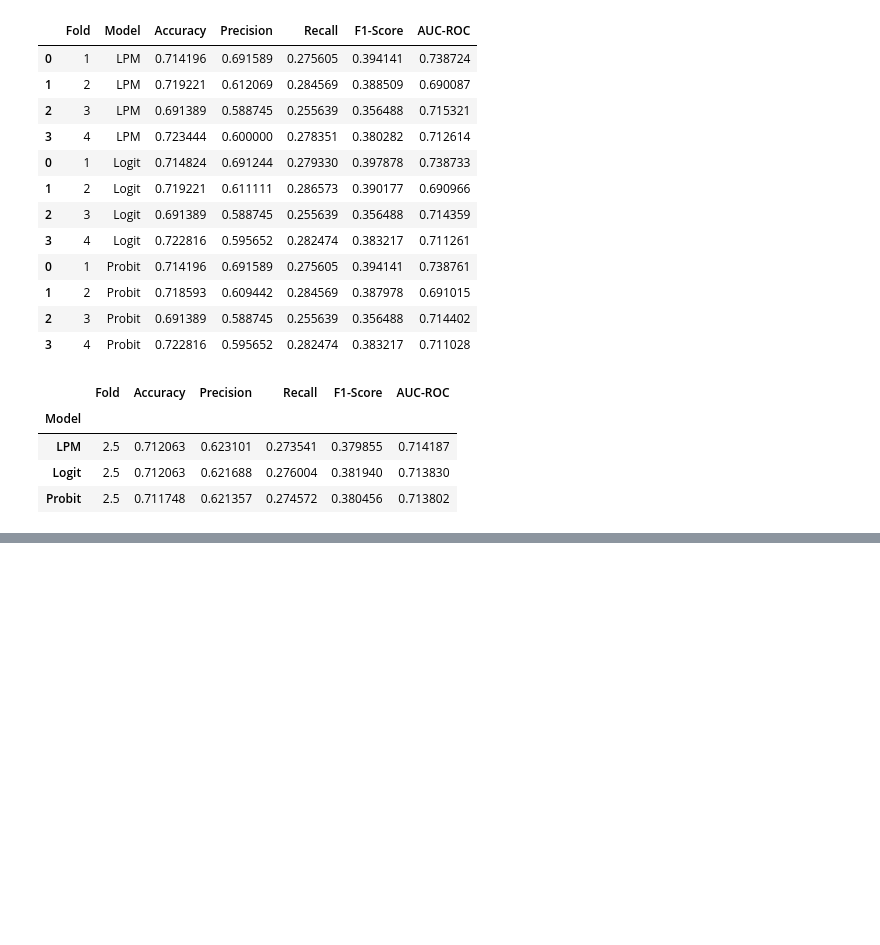
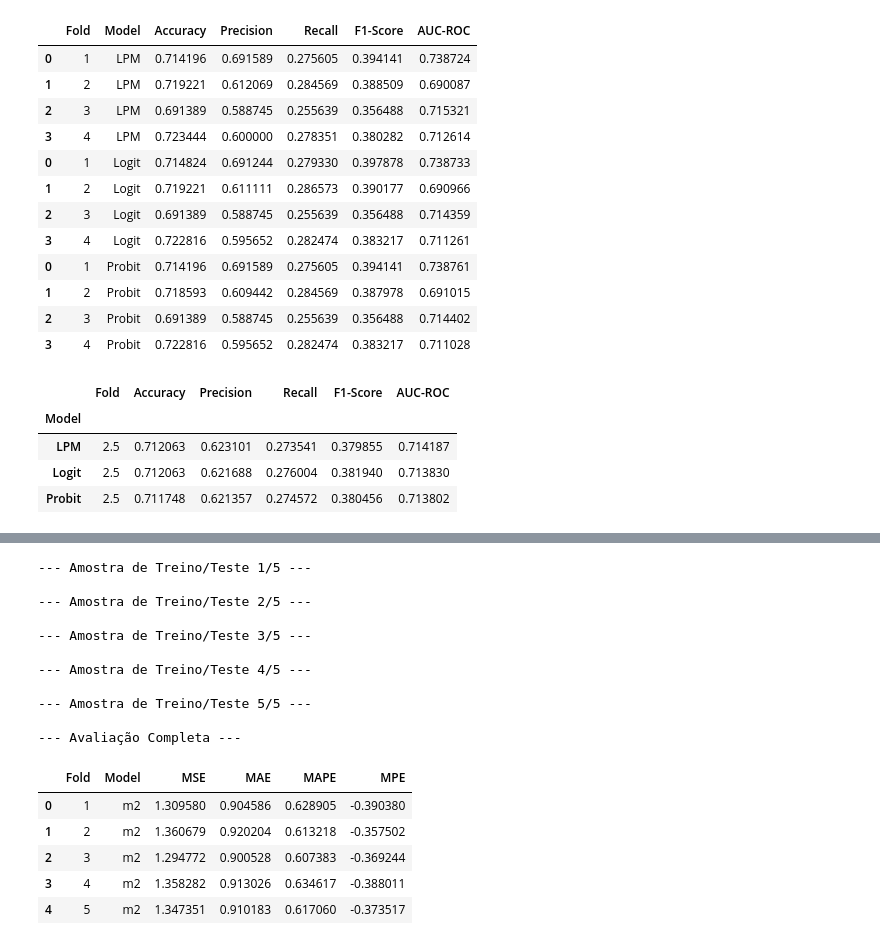
Before and after one commit to ronan-cunha/machine-learning-course, a Jupyter notebook: Notebooks/aula_8_avaliacao_modelos.ipynb, the cells around one changed output, grey strips where cells are left out. Cells and saved outputs as stored; diff of their text form; code cells hidden in the pictures; blank space fills up the shorter version.

```diff
--- a/Notebooks/aula_8_avaliacao_modelos.ipynb
+++ b/Notebooks/aula_8_avaliacao_modelos.ipynb
@@ -331,0 +465,58 @@ df_results.groupby('Model').mean()
+# %%
+# Definindo a fórmula do modelo
+formula = 'MEDV ~ AveBedrms + Population + AveOccup'
+model =  'm2'
+
+# Lista para armazenar os resultados de cada fold
+all_fold_metrics = []
+
+for i, (train_index, test_index) in enumerate(kf.split(df_real)): # kf.split deve usar df_real que contem affair_scaled
+    print(f"\n--- Amostra de Treino/Teste {i+1}/{num_splits} ---")
+
+    # Dividir os dados em treino e teste (usando KFold para splits não sobrepostos)
+    df_train = df_real.iloc[train_index]
+    df_test = df_real.iloc[test_index]
+
+    # Instanciar e ajustar os modelos
+    classifier = RegressionModel('LPM')
+    classifier.fit(formula, df_train)
+
+
+    # Fazer previsões no conjunto de teste
+    y_true_regression = df_test['MEDV']
+
+    # As previsões são contínuas para métricas de regressão
+    preds_regression = classifier.predict(df_test)
+
+    # Avaliar o modelo e armazenar as métricas para o fold atual
+    fold_metrics = {
+        'Fold': i + 1,
+        'Model': model,
+        'MSE': mean_squared_error(y_true_regression, preds_regression),
+        'MAE': mean_absolute_error(y_true_regression, preds_regression),
+        'MAPE': mean_absolute_percentage_error(y_true_regression, preds_regression),
+        'MPE': np.mean(((y_true_regression - preds_regression) / (y_true_regression )))
+    }
+    all_fold_metrics.append(fold_metrics)
+
+print("\n--- Avaliação Completa ---")
+results_df2 = pd.DataFrame(all_fold_metrics)
+display(results_df2)
+# %% [output]
+--- Amostra de Treino/Teste 1/5 ---
+
+--- Amostra de Treino/Teste 2/5 ---
+
+--- Amostra de Treino/Teste 3/5 ---
+
+--- Amostra de Treino/Teste 4/5 ---
+
+--- Amostra de Treino/Teste 5/5 ---
+
+--- Avaliação Completa ---
+|  | Fold | Model | MSE | MAE | MAPE | MPE |
+| 0 | 1 | m2 | 1.309580 | 0.904586 | 0.628905 | -0.390380 |
+| 1 | 2 | m2 | 1.360679 | 0.920204 | 0.613218 | -0.357502 |
+| 2 | 3 | m2 | 1.294772 | 0.900528 | 0.607383 | -0.369244 |
+| 3 | 4 | m2 | 1.358282 | 0.913026 | 0.634617 | -0.388011 |
+| 4 | 5 | m2 | 1.347351 | 0.910183 | 0.617060 | -0.373517 |
```
Also changed, not shown: parts of 8 cells of this notebook.
